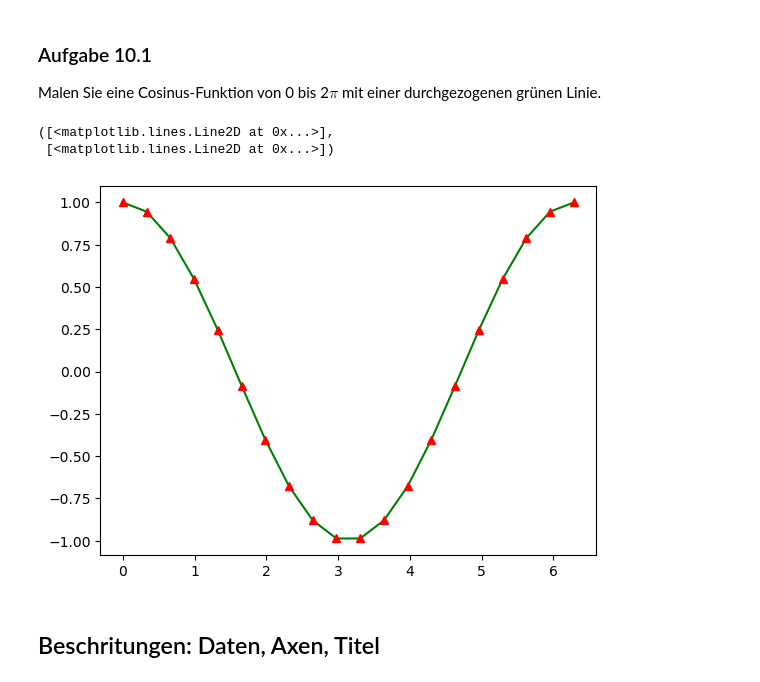
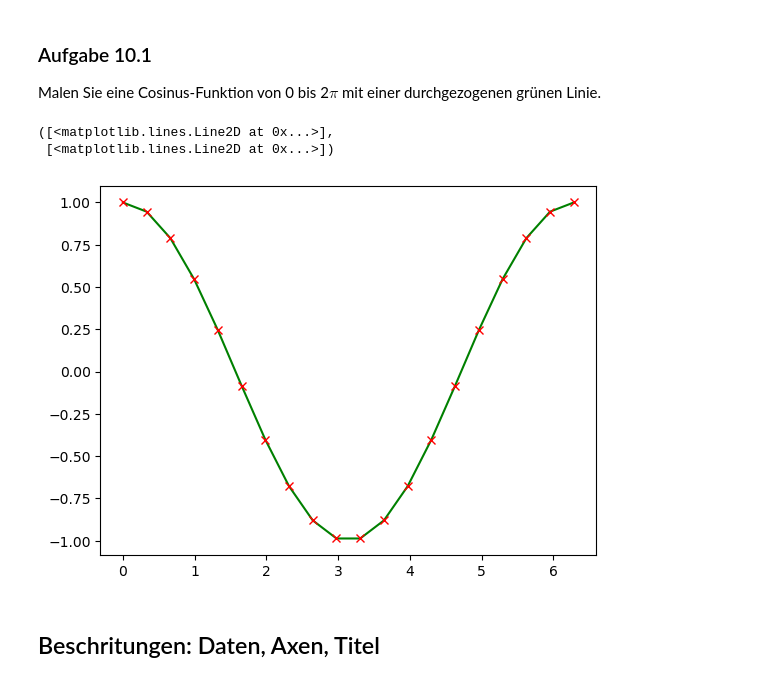
Before and after one commit to Physalis2/PythonKurs25, a Jupyter notebook: PythonKurs25/Notebooks-20250312/roh_10_matplotlib.ipynb, the cells around one changed output. Cells and saved outputs as stored; diff of their text form; code cells hidden in the pictures.

```diff
--- a/PythonKurs25/Notebooks-20250312/roh_10_matplotlib.ipynb
+++ b/PythonKurs25/Notebooks-20250312/roh_10_matplotlib.ipynb
@@ -54,10 +54,10 @@ Malen Sie eine Cosinus-Funktion von 0 bis 2$\pi$ mit einer durchgezogenen grüne
 # %%
 x = np.linspace(0,2*np.pi,20)
 c = np.cos(x)
-plt.plot(x,c,'g'),plt.plot(x,c,'^r')
+plt.plot(x,c,'g'),plt.plot(x,c,'rx')
 # %% [output]
 ([<matplotlib.lines.Line2D at 0x...>],
  [<matplotlib.lines.Line2D at 0x...>])
-[figure, old version]
+[figure, new version]
 # %% [markdown]
 ## Beschritungen: Daten, Axen, Titel
```
Also changed, not shown: parts of 4 cells of this notebook, 5 other files.
